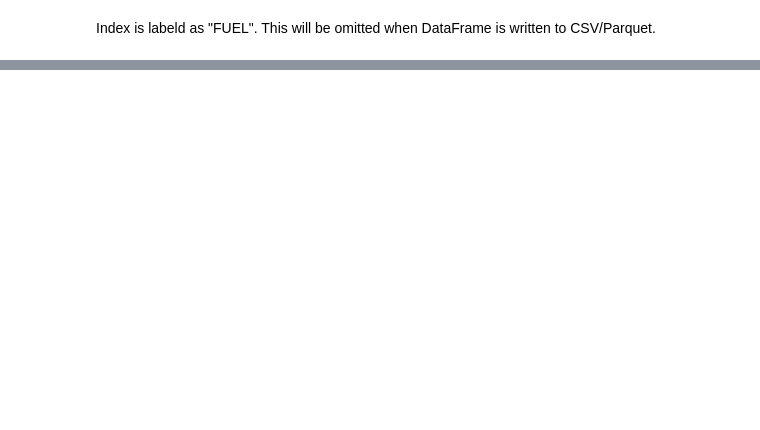
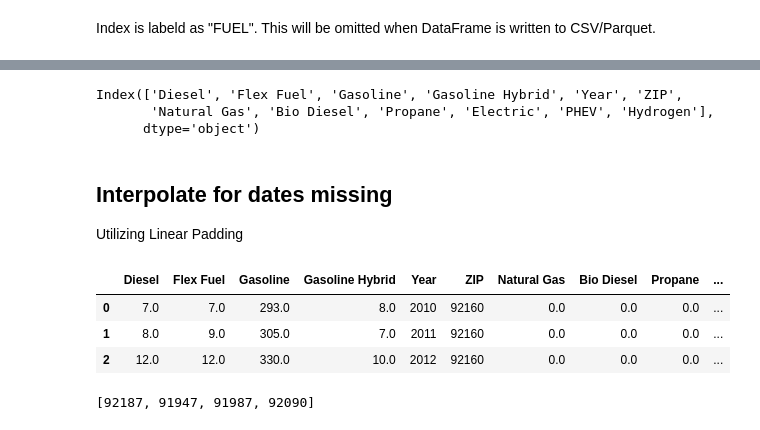
Before and after one commit to CFRichardson/SDGE-Energy-Forecasting, a Jupyter notebook: Foundation/DataPrep/Vehicle_DataPrep.ipynb, the cells around one changed output, grey strips where cells are left out. Saved outputs shown, nothing was run; the diff lists cells and outputs as text; code cells hidden in the pictures; blank space fills up the shorter version.

```diff
--- a/Foundation/DataPrep/Vehicle_DataPrep.ipynb
+++ b/Foundation/DataPrep/Vehicle_DataPrep.ipynb
@@ -93,0 +128,10 @@ final_df = final_df.fillna(0)
+# %%
+final_df = final_df.rename(columns={'Hydrogen ':'Hydrogen'})
+final_df.columns
+# %% [output]
+Index(['Diesel', 'Flex Fuel', 'Gasoline', 'Gasoline Hybrid', 'Year', 'ZIP',
+       'Natural Gas', 'Bio Diesel', 'Propane', 'Electric', 'PHEV', 'Hydrogen'],
+      dtype='object')
+# %% [markdown]
+## Interpolate for dates missing
+Utilizing Linear Padding
@@ -93,0 +140,65 @@ final_df = final_df.fillna(0)
+# %%
+dfs = []
+zip_check = []
+years_needed_list = []
+for zip_ in zip_codes:
+    interpolate_df = final_df.loc[final_df['ZIP'] == zip_]
+
+    # gather the years from df
+    years = set(interpolate_df['Year'])
+    # set requirement for years
+    needed_years = set(list(np.arange(2010,2022)))
+
+    # get the difference between the two
+    years_needed = list(needed_years - years)
+
+    # --- create rows for years needed ---
+    # gather the years from df
+    years = set(interpolate_df['Year'])
+    # set requirement for years
+    needed_years = set(list(np.arange(2010,2022)))
+
+    # get the difference between the two
+    years_needed = list(needed_years - years)
+
+    # check if zip code is missing any crucial years (2010-2020)
+    if pd.Series(years_needed).isin(np.arange(2011,2021))[0]:
+        zip_check.append(zip_)
+        years_needed_list.append(sorted(years_needed))
+
+    # create rows for years needed
+
+    for year_needed in years_needed:
+        next_row_dict = {
+            'Diesel': [np.nan],
+            'Flex Fuel': [np.nan],
+            'Gasoline': [np.nan],
+            'Gasoline Hybrid': [np.nan],
+            'Year': [year_needed],
+            'ZIP': [zip_],
+            'Natural Gas' : [np.nan],
+            'Bio Diesel': [np.nan],
+            'Propane': [np.nan],
+            'Electric': [np.nan],
+            'PHEV': [np.nan],
+            'Hydrogen': [np.nan]
+        }
+        next_row_df = pd.DataFrame.from_dict(next_row_dict)
+        interpolate_df = pd.concat([interpolate_df, next_row_df])
+
+    interpolate_df = interpolate_df.reset_index(drop=True)
+    # interpolate for new added years
+    interpolate_df = interpolate_df.interpolate(method='linear', axis=0)
+    dfs.append(interpolate_df)
+
+final_df = pd.concat(dfs)
+final_df.head(3)
+# %% [output]
+|  | Diesel | Flex Fuel | Gasoline | Gasoline Hybrid | Year | ZIP | Natural Gas | Bio Diesel | Propane | ... |
+| 0 | 7.0 | 7.0 | 293.0 | 8.0 | 2010 | 92160 | 0.0 | 0.0 | 0.0 | ... |
+| 1 | 8.0 | 9.0 | 305.0 | 7.0 | 2011 | 92160 | 0.0 | 0.0 | 0.0 | ... |
+| 2 | 12.0 | 12.0 | 330.0 | 10.0 | 2012 | 92160 | 0.0 | 0.0 | 0.0 | ... |
+# %%
+zip_check
+# %% [output]
+[92187, 91947, 91987, 92090]
```
Also changed, not shown: parts of 24 cells of this notebook, 8 other files.
